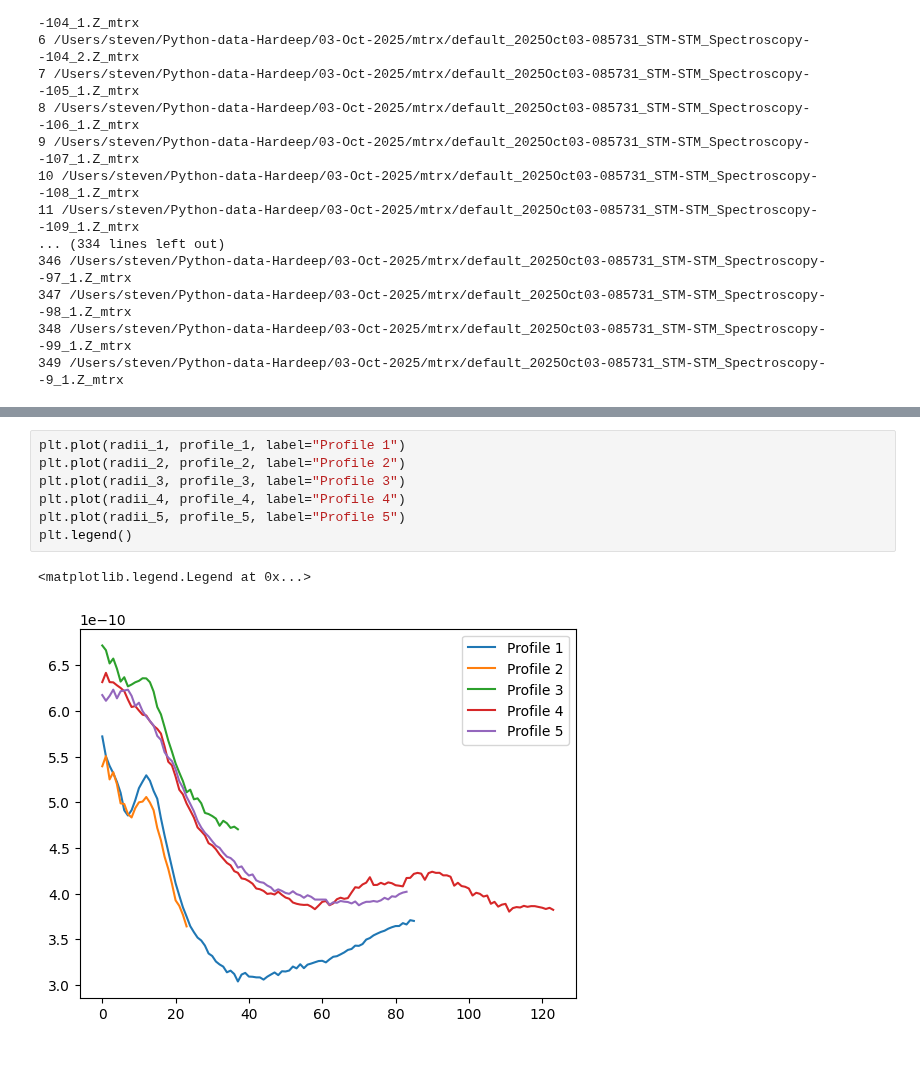
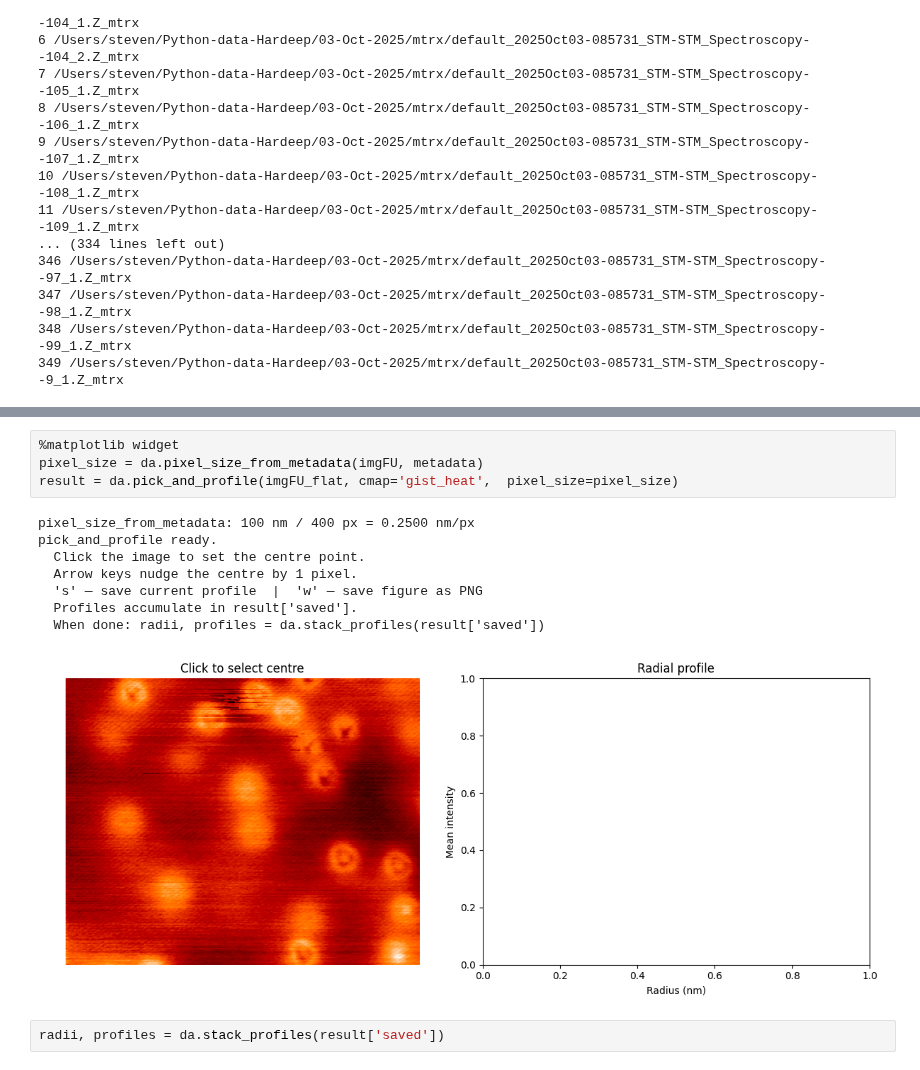
Before and after one commit to srschofield/SRSML24, a Jupyter notebook: notebooks/steven/radial_averaging.ipynb, the cells around one changed output, grey strips where cells are left out. Saved outputs shown, nothing was run; the diff lists cells and outputs as text.

Commit message:
Click to select radial profile and save

```diff
--- a/notebooks/steven/radial_averaging.ipynb
+++ b/notebooks/steven/radial_averaging.ipynb
@@ -142,10 +115,15 @@ radii_5, profile_5 = da.radial_profile(imgFU_flat, center=(121, 84), cmap='gist_
-# %%
-plt.plot(radii_1, profile_1, label="Profile 1")
-plt.plot(radii_2, profile_2, label="Profile 2")
-plt.plot(radii_3, profile_3, label="Profile 3")
-plt.plot(radii_4, profile_4, label="Profile 4")
-plt.plot(radii_5, profile_5, label="Profile 5")
-plt.legend()
-# %% [output]
-<matplotlib.legend.Legend at 0x...>
-[figure, removed]
+# %%
+%matplotlib widget
+pixel_size = da.pixel_size_from_metadata(imgFU, metadata)
+result = da.pick_and_profile(imgFU_flat, cmap='gist_heat',  pixel_size=pixel_size)
+# %% [output]
+pixel_size_from_metadata: 100 nm / 400 px = 0.2500 nm/px
+pick_and_profile ready.
+  Click the image to set the centre point.
+  Arrow keys nudge the centre by 1 pixel.
+  's' — save current profile  |  'w' — save figure as PNG
+  Profiles accumulate in result['saved'].
+  When done: radii, profiles = da.stack_profiles(result['saved'])
+[figure, added]
+# %%
+radii, profiles = da.stack_profiles(result['saved'])
```
Also changed, not shown: parts of 9 cells of this notebook, 18 other files.
